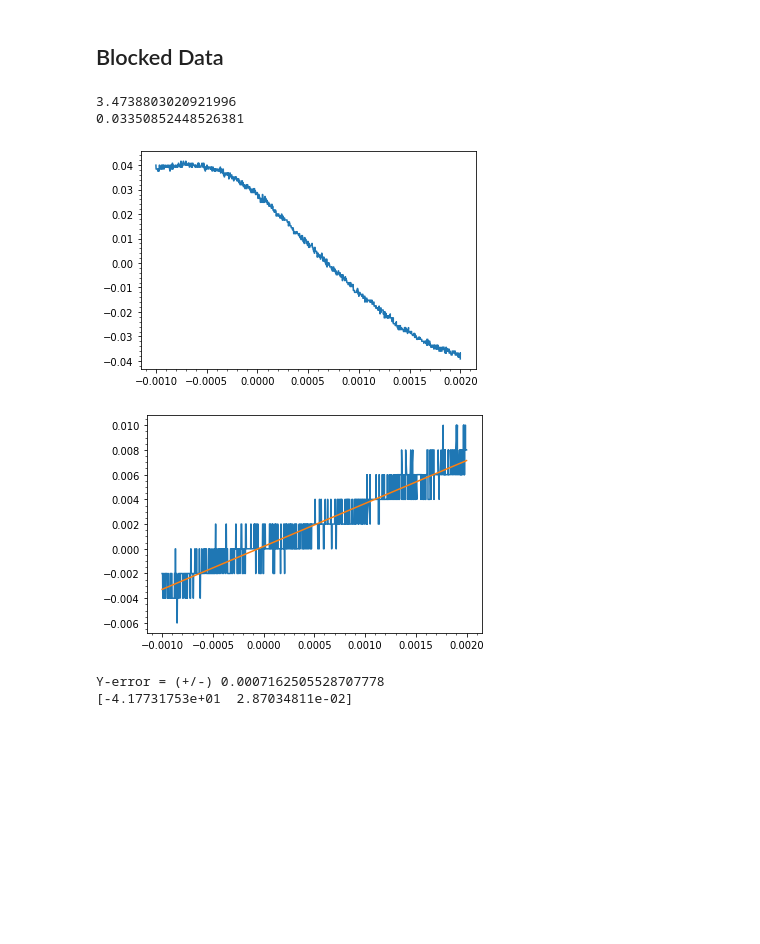
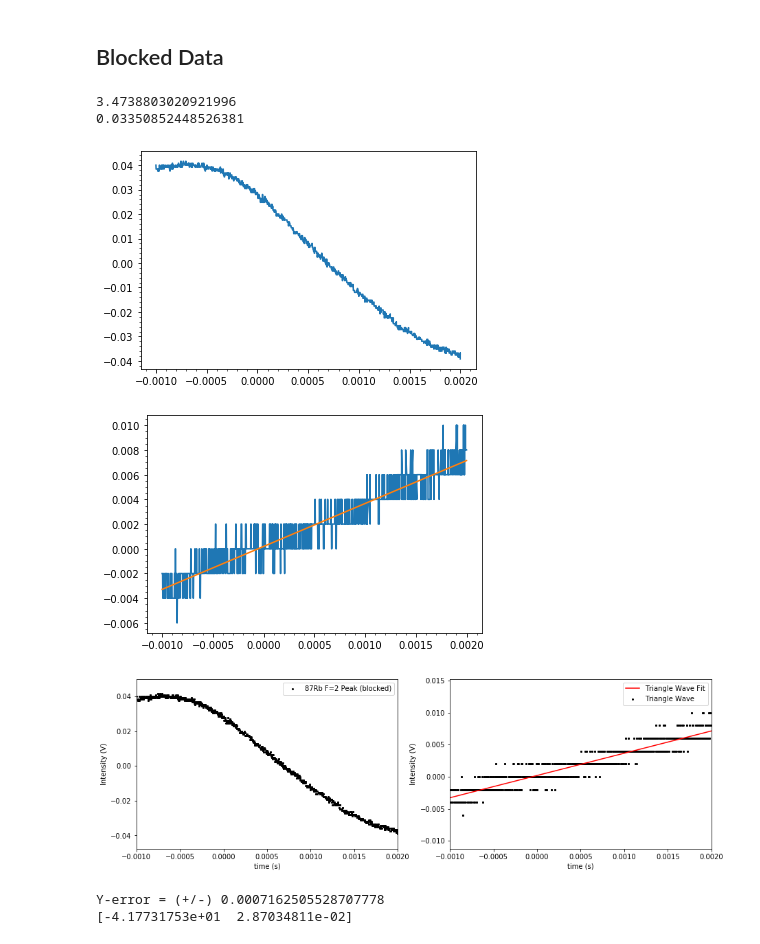
Before and after one commit to maxpodgorski/do-not-look-directly-at-the-laser, a Jupyter notebook: Single Peak.ipynb, the cells around one changed output. Drawn from its saved outputs; the diff is of its cells as text; code cells hidden in the pictures; blank space fills up the shorter version.

Commit message:
Plot changes

```diff
--- a/Single Peak.ipynb
+++ b/Single Peak.ipynb
@@ -69,33 +69,52 @@ for i in x:
     if i == t_start:
         t1 = j
     if i == t_end:
         t2 = j
     j += 1
 
 x = x[t1:t2,0]
 y = y[t1:t2,0]
 rampx = rampx[t1:t2,0]
 rampy = rampy[t1:t2,0]
 
 RampGuess = [5, -2]
 RampParam, RampParam_cov = curve_fit(LinearFunc, rampx, rampy, RampGuess, maxfev=150000)
 
 RampSlope = RampParam[0]
 print(RampSlope)
 print(np.sqrt(RampParam_cov[0,0]))
 
 plt.plot(x,y)
 plt.minorticks_on()
 plt.show()
 plt.plot(rampx,rampy)
 plt.plot(rampx,LinearFunc(rampx,*RampParam))
 plt.minorticks_on()
 plt.show()
+
+
+fig = plt.figure(figsize=(15,10))
+
+fig1 = fig.add_subplot(2,2,1)
+fig1.scatter(x, y, label='87Rb F=2 Peak (blocked)', color='black', s=4)
+fig1.set_xlim(t_start,t_end)
+fig1.set_xlabel("time (s)")
+fig1.set_ylabel("Intensity (V)")
+fig1.legend();
+
+fig2 = fig.add_subplot(2,2,2)
+fig2.scatter(rampx, rampy, label='Triangle Wave', color='black', s=4)
+fig2.plot(rampx, LinearFunc(rampx,*RampParam), label='Triangle Wave Fit', color='red')
+fig2.set_xlim(t_start,t_end)
+fig2.set_xlabel("time (s)")
+fig2.set_ylabel("Intensity (V)")
+fig2.legend();
 # %% [output]
 3.4738803020921996
 0.03350852448526381
 [figure]
 [figure]
+[figure, added]
 # %%
 # Finds Error in the voltage
 
```
Also changed, not shown: parts of 3 cells of this notebook.
